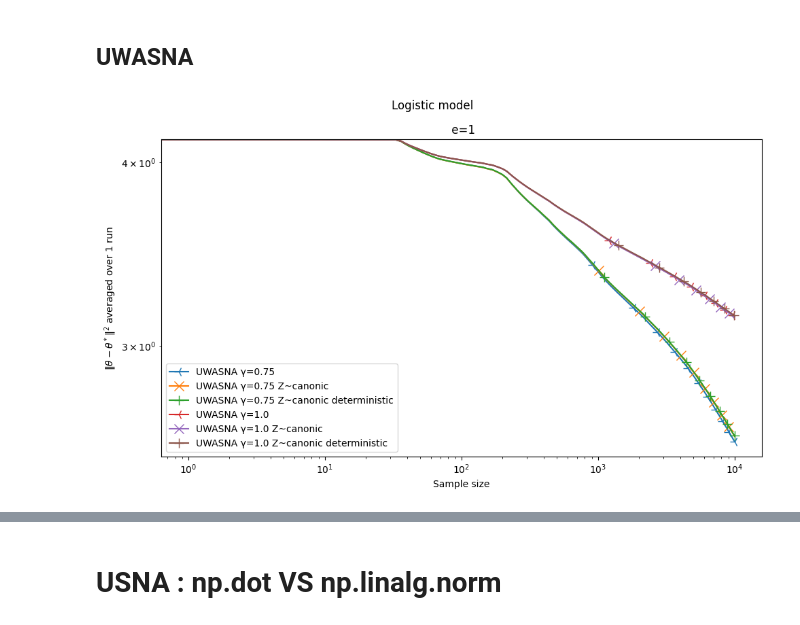
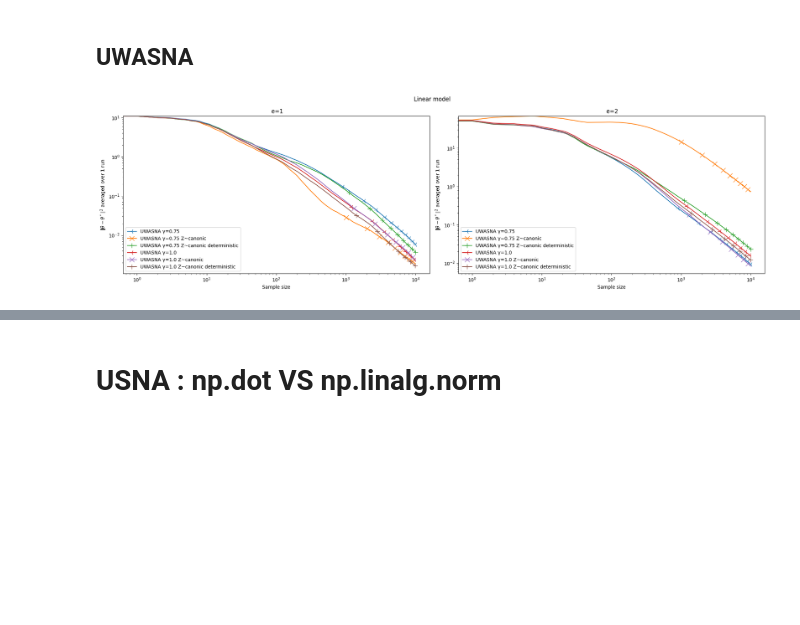
Before and after one commit to guillaume-salle/Optimisation_stochastique, a Jupyter notebook: some_tests.ipynb, the cells around one changed output, grey strips where cells are left out. Cells and saved outputs as stored; diff of their text form; code cells hidden in the pictures; blank space fills up the shorter version.

```diff
--- a/some_tests.ipynb
+++ b/some_tests.ipynb
@@ -122,19 +133,12 @@ optimizer_list = [
     UWASNA(nu=1.0, gamma=1.0, generate_Z="canonic deterministic"),
 ]
 # %%
-objective_function = LogisticRegression(bias=bias_setting)
-simulation = Simulation(
-    objective_function,
-    optimizer_list,
-    true_theta=true_theta,
-    generate_dataset=partial(generate_logistic_regression, bias=bias_setting),
-    e_values=e_values,
-)
+simulation = simulation_linear_regression(optimizer_list=optimizer_list)
 
 # One run
 simulation.run_multiple_datasets(N=1, n=n)
 # %% [output]
-[figure, old version]
+[figure, new version]
 # %%
 # Average over N runs
 simulation.run_multiple_datasets(N=N, n=n)
```
Also changed, not shown: parts of 26 cells of this notebook, 3 other files.
